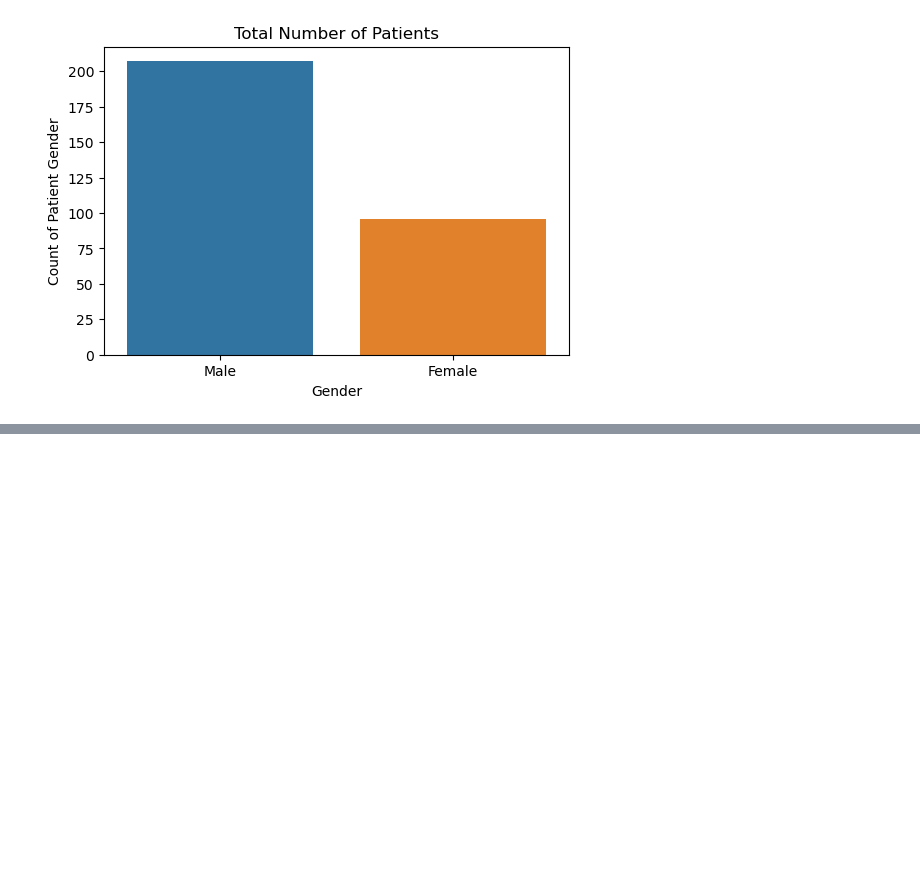
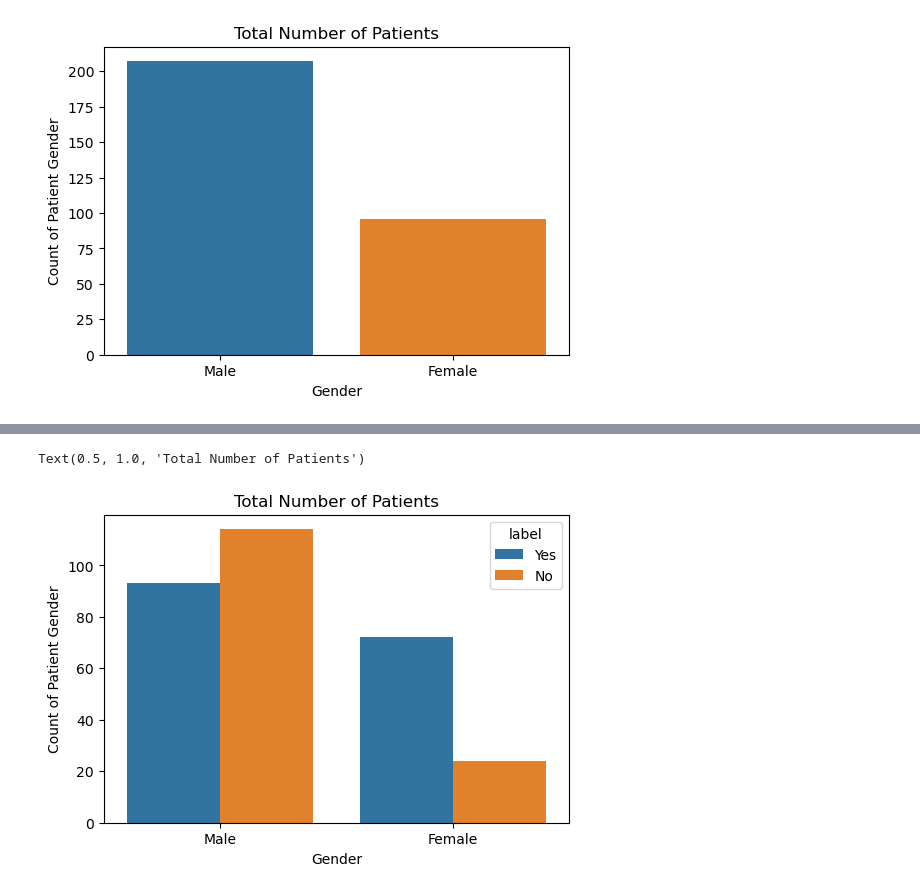
Before and after one commit to chemutai254/ML_Projects, a Jupyter notebook: Heart_Disease/Peterside_Hospital_Heart_Disease.ipynb, the cells around one changed output, grey strips where cells are left out. Saved outputs shown, nothing was run; the diff lists cells and outputs as text; code cells hidden in the pictures; blank space fills up the shorter version.

```diff
--- a/Heart_Disease/Peterside_Hospital_Heart_Disease.ipynb
+++ b/Heart_Disease/Peterside_Hospital_Heart_Disease.ipynb
@@ -210,0 +270,10 @@ Text(0.5, 1.0, 'Total Number of Patients')
+# %%
+# Investigating gender details by the target feature
+plt.figure(figsize=(6,4))
+sns.countplot(x='gender', data=df, hue='label')
+plt.xlabel('Gender')
+plt.ylabel('Count of Patient Gender')
+plt.title('Total Number of Patients')
+# %% [output]
+Text(0.5, 1.0, 'Total Number of Patients')
+[figure, added]
```
Also changed, not shown: parts of 34 cells of this notebook.
